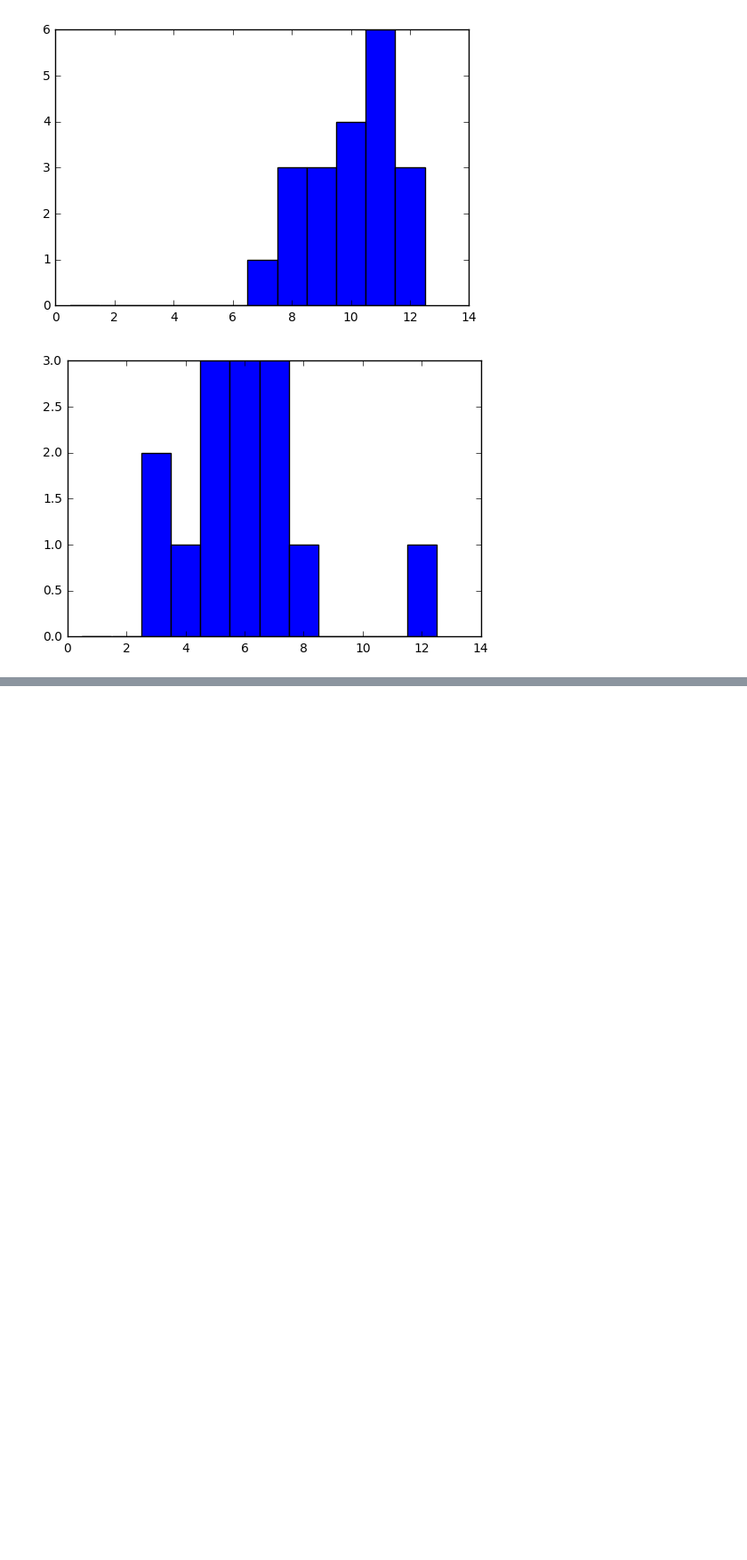
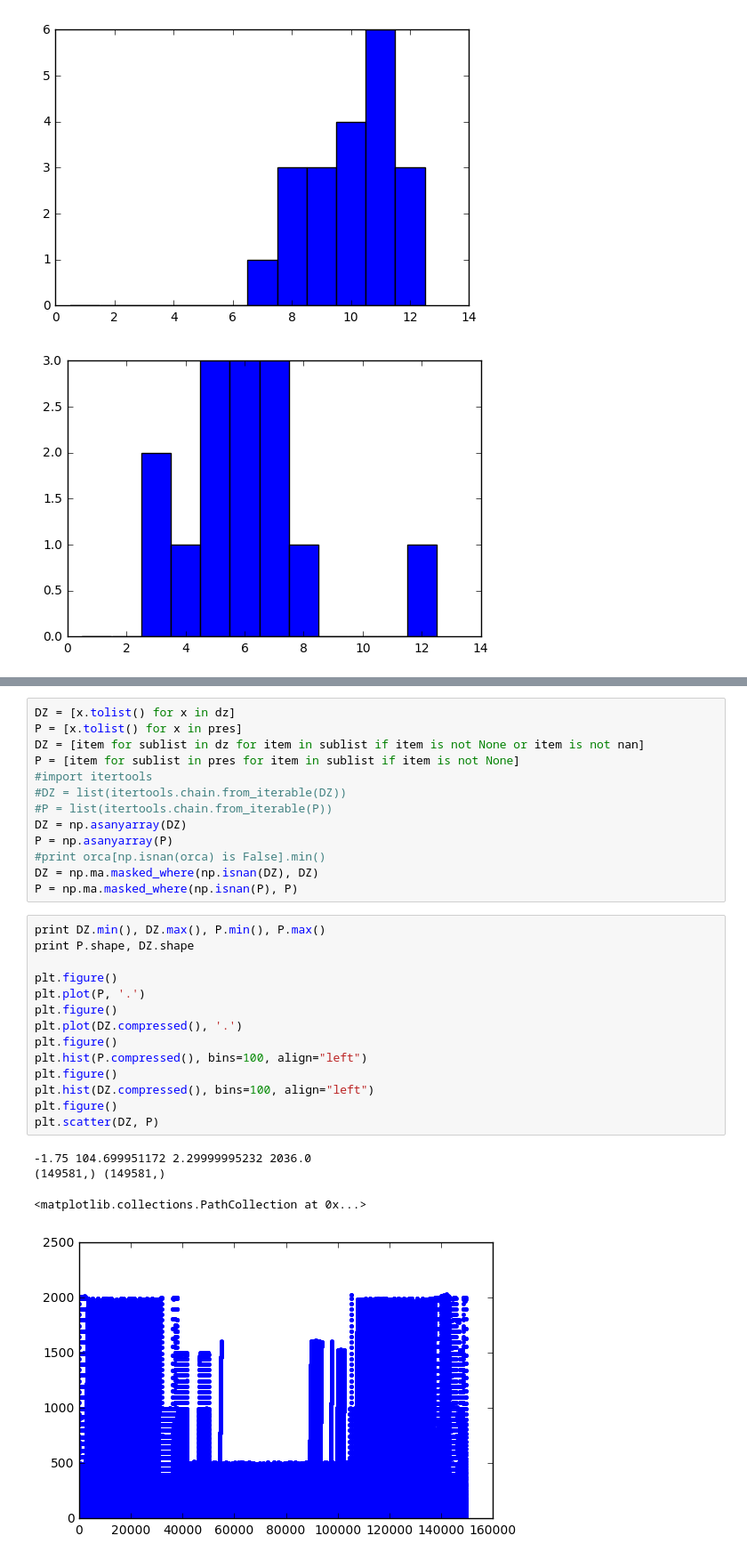
Before and after one commit to ocesaulo/Argo_database, a Jupyter notebook: do_argoprofiles_central_tsio.ipynb, the cells around one changed output, grey strips where cells are left out. Shown: that part at 89% size. Cells and saved outputs as stored; diff of their text form; blank space fills up the shorter version.

```diff
--- a/do_argoprofiles_central_tsio.ipynb
+++ b/do_argoprofiles_central_tsio.ipynb
@@ -208,0 +206,32 @@ mld
+# %%
+DZ = [x.tolist() for x in dz]
+P = [x.tolist() for x in pres]
+DZ = [item for sublist in dz for item in sublist if item is not None or item is not nan]
+P = [item for sublist in pres for item in sublist if item is not None]
+#import itertools
+#DZ = list(itertools.chain.from_iterable(DZ))
+#P = list(itertools.chain.from_iterable(P))
+DZ = np.asanyarray(DZ)
+P = np.asanyarray(P)
+#print orca[np.isnan(orca) is False].min()
+DZ = np.ma.masked_where(np.isnan(DZ), DZ)
+P = np.ma.masked_where(np.isnan(P), P)
+# %%
+print DZ.min(), DZ.max(), P.min(), P.max()
+print P.shape, DZ.shape
+
+plt.figure()
+plt.plot(P, '.')
+plt.figure()
+plt.plot(DZ.compressed(), '.')
+plt.figure()
+plt.hist(P.compressed(), bins=100, align="left")
+plt.figure()
+plt.hist(DZ.compressed(), bins=100, align="left")
+plt.figure()
+plt.scatter(DZ, P)
+# %% [output]
+-1.75 104.699951172 2.29999995232 2036.0
+(149581,) (149581,)
+<matplotlib.collections.PathCollection at 0x...>
+[figure, added]
```
Also changed, not shown: parts of 20 cells of this notebook.
